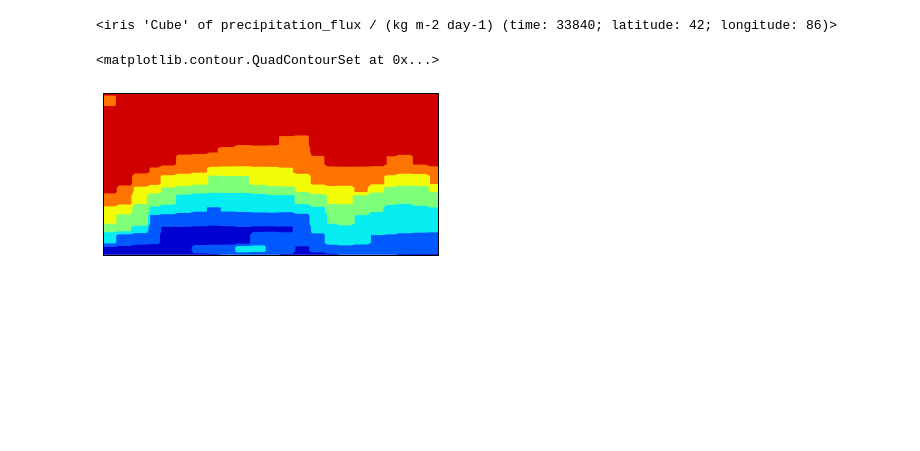
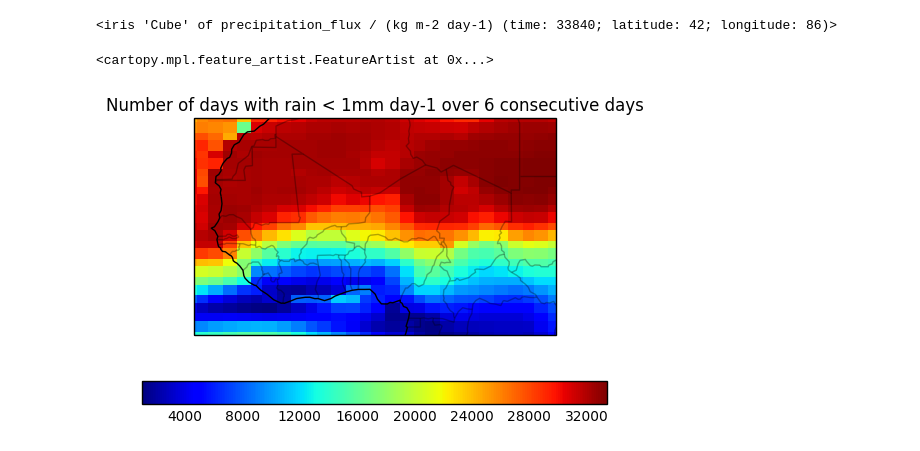
Before and after one commit to AMMA-2050/metrics_workshop, a Jupyter notebook: notebooks/homework_to_be.ipynb, the cells around one changed output. Saved outputs shown, nothing was run; the diff lists cells and outputs as text; code cells hidden in the pictures; blank space fills up the shorter version.

```diff
--- a/notebooks/homework_to_be.ipynb
+++ b/notebooks/homework_to_be.ipynb
@@ -184,11 +202,14 @@ spell_days = 6
 dry_spell = pcp.collapsed('time', count,threshold=thresh_rain,
                                       spell_length=spell_days)
 dry_spell.rename('Number of days with rain < 1mm day-1 over 6 consecutive days')
-# %%
-iplt.contourf(dry_spell)
-# %% [output]
-<matplotlib.contour.QuadContourSet at 0x...>
-[figure, removed]
+# %%
+# ax = plt.axes(projection=cartopy.crs.PlateCarree())
+qplt.pcolormesh(dry_spell)
+plt.gca().add_feature(cartopy.feature.BORDERS, linestyle='-', alpha=0.3)
+plt.gca().coastlines()
+# %% [output]
+<cartopy.mpl.feature_artist.FeatureArtist at 0x...>
+[figure, added]
 # %%
 iris.coord_categorisation.add_year(pcp, 'time', name='year')
 # Quick mean temperature
```
Also changed, not shown: parts of 13 cells of this notebook.
